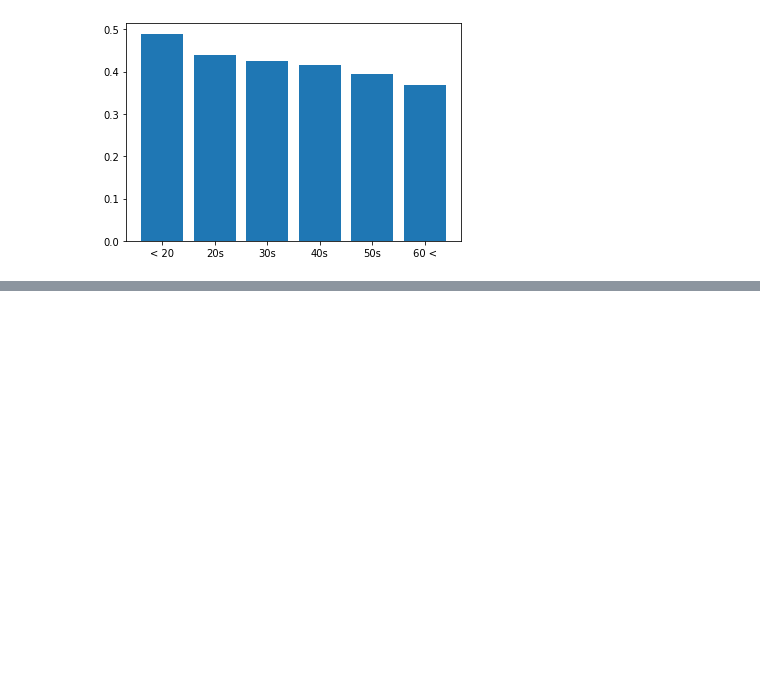
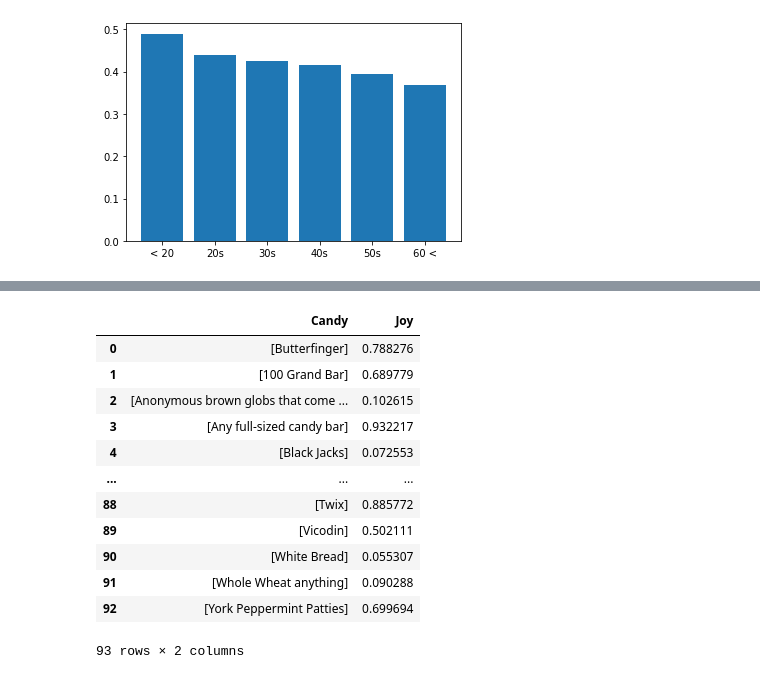
Before and after one commit to dealom/Cleaning-Candy-Dataset, a Jupyter notebook: cleaningwithfunctions.ipynb, the cells around one changed output, grey strips where cells are left out. Drawn from its saved outputs; the diff is of its cells as text; code cells hidden in the pictures; blank space fills up the shorter version.

```diff
--- a/cleaningwithfunctions.ipynb
+++ b/cleaningwithfunctions.ipynb
@@ -199,0 +187,17 @@ KeyError: 'JOY'
+# %%
+joydt = joypercentagesdataframe(age1to80)
+joydt
+# %% [output]
+|  | Candy | Joy |
+| 0 | [Butterfinger] | 0.788276 |
+| 1 | [100 Grand Bar] | 0.689779 |
+| 2 | [Anonymous brown globs that come ... | 0.102615 |
+| 3 | [Any full-sized candy bar] | 0.932217 |
+| 4 | [Black Jacks] | 0.072553 |
+| ... | ... | ... |
+| 88 | [Twix] | 0.885772 |
+| 89 | [Vicodin] | 0.502111 |
+| 90 | [White Bread] | 0.055307 |
+| 91 | [Whole Wheat anything] | 0.090288 |
+| 92 | [York Peppermint Patties] | 0.699694 |
+93 rows × 2 columns
```
Also changed, not shown: parts of 7 cells of this notebook.
